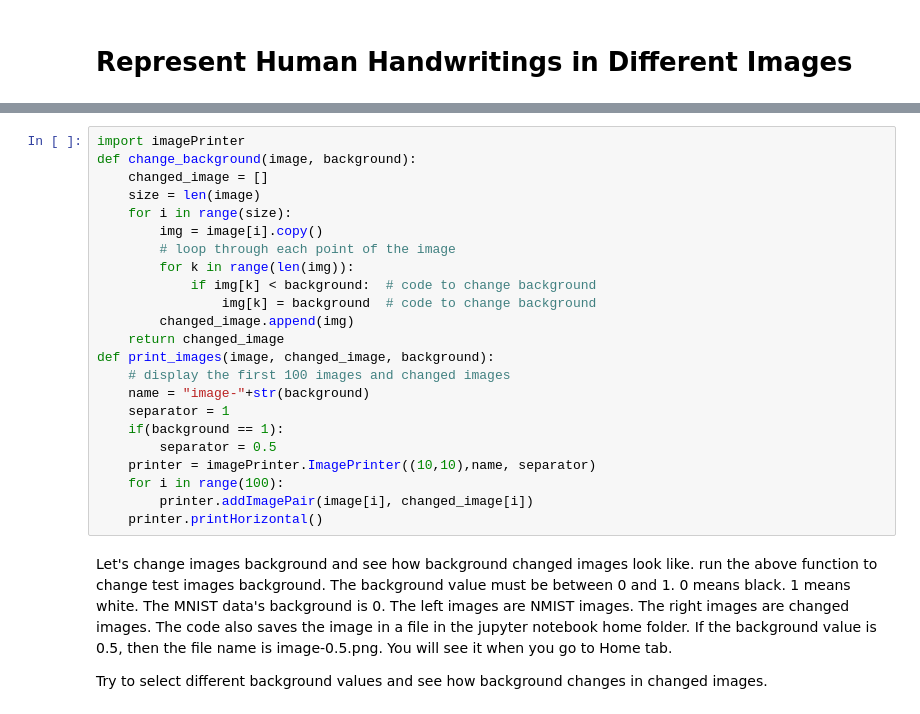
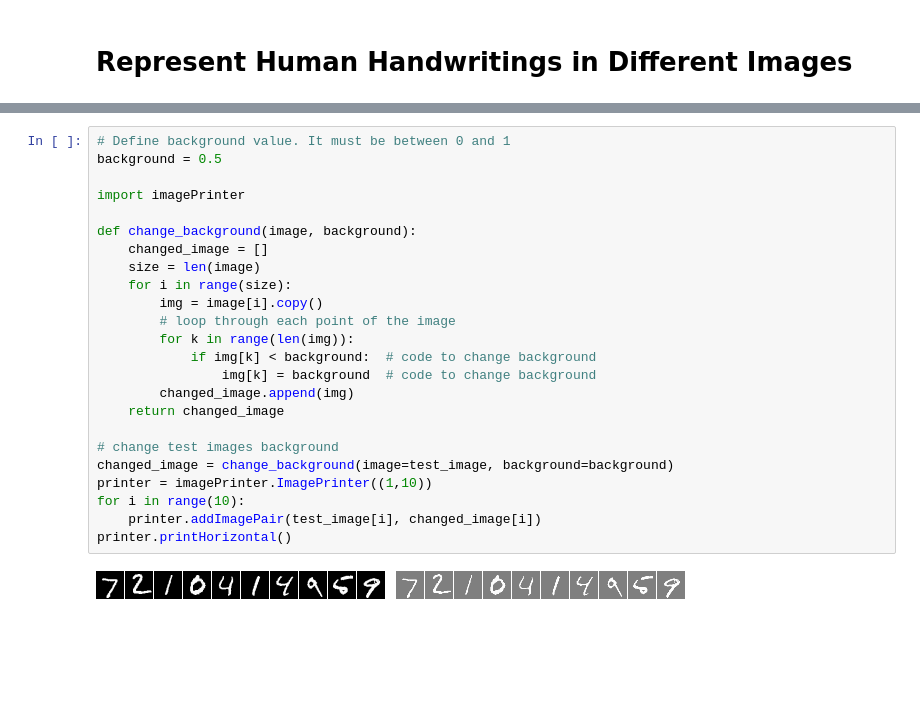
Before and after one commit to dmnjzl/jupyter, a Jupyter notebook: machine-learning/Machine Learning and Neural Networks Model.ipynb, the cells around one changed output, grey strips where cells are left out. Drawn from its saved outputs; the diff is of its cells as text; blank space fills up the shorter version.

```diff
--- a/machine-learning/Machine Learning and Neural Networks Model.ipynb
+++ b/machine-learning/Machine Learning and Neural Networks Model.ipynb
@@ -172,27 +107,26 @@ First, we define two functions. One changes image background and one displays th
 # %%
+# Define background value. It must be between 0 and 1
+background = 0.5
+
 import imagePrinter
+
 def change_background(image, background):
     changed_image = []
     size = len(image)
     for i in range(size):
         img = image[i].copy()
         # loop through each point of the image
         for k in range(len(img)):
             if img[k] < background:  # code to change background
                 img[k] = background  # code to change background
         changed_image.append(img)
     return changed_image
-def print_images(image, changed_image, background):
-    # display the first 100 images and changed images
-    name = "image-"+str(background)
-    separator = 1
-    if(background == 1):
-        separator = 0.5
-    printer = imagePrinter.ImagePrinter((10,10),name, separator)
-    for i in range(100):
-        printer.addImagePair(image[i], changed_image[i])
-    printer.printHorizontal()
+
+# change test images background
+changed_image = change_background(image=test_image, background=background)
+printer = imagePrinter.ImagePrinter((1,10))
+for i in range(10):
+    printer.addImagePair(test_image[i], changed_image[i])
+printer.printHorizontal()
+# %% [output]
+[figure, added]
-# %% [markdown]
-Let's change images background and see how background changed images look like. run the above function to change test images  background. The background value must be between 0 and 1. 0 means black. 1 means white. The MNIST data's background is 0. The left images are NMIST images. The right images are changed images. The code also saves the image in a file in the jupyter notebook home folder. If the background value is 0.5, then the file name is image-0.5.png. You will see it when you go to Home tab.
-
-Try to select different background values and see how background changes in changed images.
```
Also changed, not shown: parts of 27 cells of this notebook, 7 other files.
